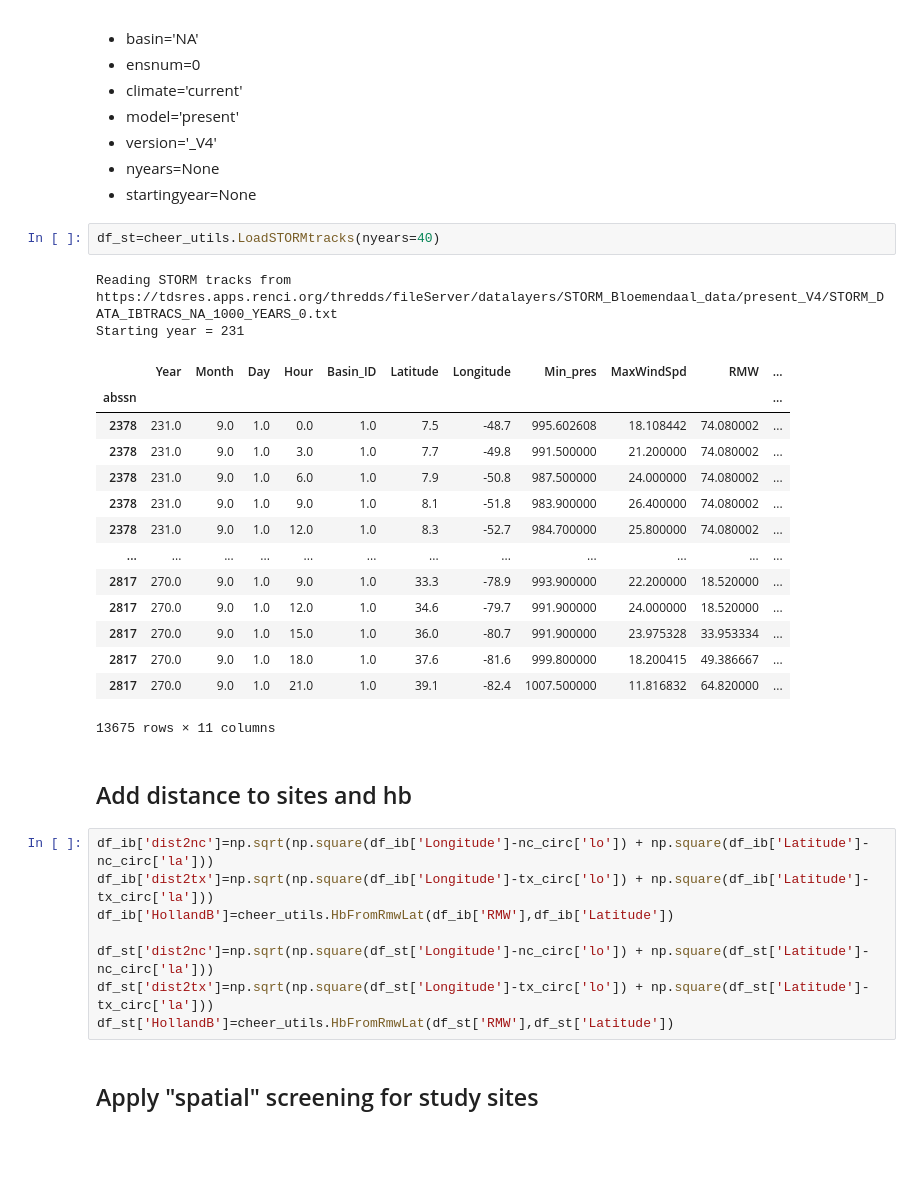
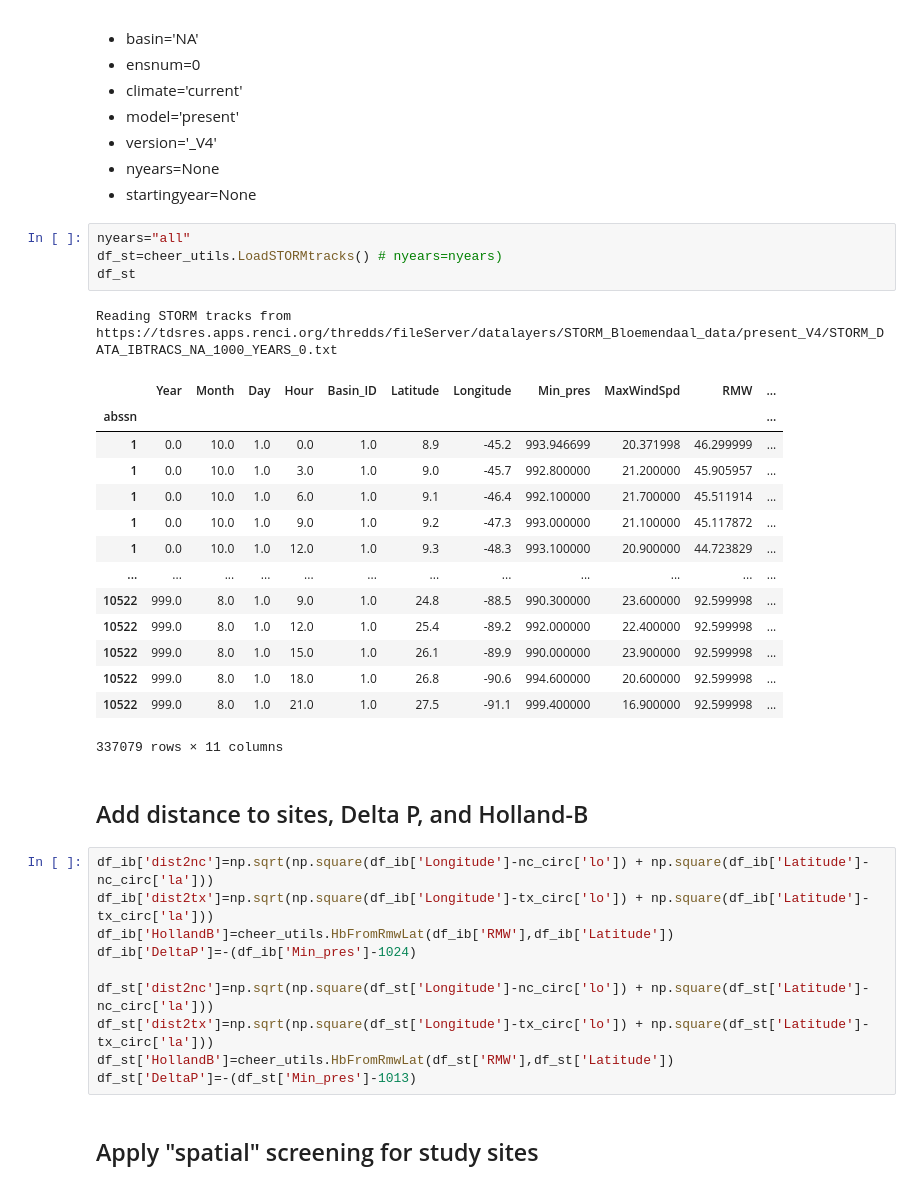
Before and after one commit to BrianOBlanton/CHEER-STORM, a Jupyter notebook: Unified_processing.ipynb, the cells around one changed output. Saved outputs shown, nothing was run; the diff lists cells and outputs as text; blank space fills up the shorter version.

```diff
--- a/Unified_processing.ipynb
+++ b/Unified_processing.ipynb
@@ -110,34 +139,37 @@ See the caveats in the documentation: https://pandas.pydata.org/pandas-docs/stab
 - nyears=None
 - startingyear=None
 # %%
-df_st=cheer_utils.LoadSTORMtracks(nyears=40)
+nyears="all"
+df_st=cheer_utils.LoadSTORMtracks() # nyears=nyears)
+df_st
 # %% [output]
 Reading STORM tracks from https://tdsres.apps.renci.org/thredds/fileServer/datalayers/STORM_Bloemendaal_data/present_V4/STORM_DATA_IBTRACS_NA_1000_YEARS_0.txt
-Starting year = 231
 |  | Year | Month | Day | Hour | Basin_ID | Latitude | Longitude | Min_pres | MaxWindSpd | RMW | ... |
 | abssn |  |  |  |  |  |  |  |  |  |  | ... |
-| 2378 | 231.0 | 9.0 | 1.0 | 0.0 | 1.0 | 7.5 | -48.7 | 995.602608 | 18.108442 | 74.080002 | ... |
-| 2378 | 231.0 | 9.0 | 1.0 | 3.0 | 1.0 | 7.7 | -49.8 | 991.500000 | 21.200000 | 74.080002 | ... |
-| 2378 | 231.0 | 9.0 | 1.0 | 6.0 | 1.0 | 7.9 | -50.8 | 987.500000 | 24.000000 | 74.080002 | ... |
-| 2378 | 231.0 | 9.0 | 1.0 | 9.0 | 1.0 | 8.1 | -51.8 | 983.900000 | 26.400000 | 74.080002 | ... |
-| 2378 | 231.0 | 9.0 | 1.0 | 12.0 | 1.0 | 8.3 | -52.7 | 984.700000 | 25.800000 | 74.080002 | ... |
+| 1 | 0.0 | 10.0 | 1.0 | 0.0 | 1.0 | 8.9 | -45.2 | 993.946699 | 20.371998 | 46.299999 | ... |
+| 1 | 0.0 | 10.0 | 1.0 | 3.0 | 1.0 | 9.0 | -45.7 | 992.800000 | 21.200000 | 45.905957 | ... |
+| 1 | 0.0 | 10.0 | 1.0 | 6.0 | 1.0 | 9.1 | -46.4 | 992.100000 | 21.700000 | 45.511914 | ... |
+| 1 | 0.0 | 10.0 | 1.0 | 9.0 | 1.0 | 9.2 | -47.3 | 993.000000 | 21.100000 | 45.117872 | ... |
+| 1 | 0.0 | 10.0 | 1.0 | 12.0 | 1.0 | 9.3 | -48.3 | 993.100000 | 20.900000 | 44.723829 | ... |
 | ... | ... | ... | ... | ... | ... | ... | ... | ... | ... | ... | ... |
-| 2817 | 270.0 | 9.0 | 1.0 | 9.0 | 1.0 | 33.3 | -78.9 | 993.900000 | 22.200000 | 18.520000 | ... |
-| 2817 | 270.0 | 9.0 | 1.0 | 12.0 | 1.0 | 34.6 | -79.7 | 991.900000 | 24.000000 | 18.520000 | ... |
-| 2817 | 270.0 | 9.0 | 1.0 | 15.0 | 1.0 | 36.0 | -80.7 | 991.900000 | 23.975328 | 33.953334 | ... |
-| 2817 | 270.0 | 9.0 | 1.0 | 18.0 | 1.0 | 37.6 | -81.6 | 999.800000 | 18.200415 | 49.386667 | ... |
-| 2817 | 270.0 | 9.0 | 1.0 | 21.0 | 1.0 | 39.1 | -82.4 | 1007.500000 | 11.816832 | 64.820000 | ... |
+| 10522 | 999.0 | 8.0 | 1.0 | 9.0 | 1.0 | 24.8 | -88.5 | 990.300000 | 23.600000 | 92.599998 | ... |
+| 10522 | 999.0 | 8.0 | 1.0 | 12.0 | 1.0 | 25.4 | -89.2 | 992.000000 | 22.400000 | 92.599998 | ... |
+| 10522 | 999.0 | 8.0 | 1.0 | 15.0 | 1.0 | 26.1 | -89.9 | 990.000000 | 23.900000 | 92.599998 | ... |
+| 10522 | 999.0 | 8.0 | 1.0 | 18.0 | 1.0 | 26.8 | -90.6 | 994.600000 | 20.600000 | 92.599998 | ... |
+| 10522 | 999.0 | 8.0 | 1.0 | 21.0 | 1.0 | 27.5 | -91.1 | 999.400000 | 16.900000 | 92.599998 | ... |
-13675 rows × 11 columns
+337079 rows × 11 columns
 # %% [markdown]
-## Add distance to sites and hb
+## Add distance to sites, Delta P, and Holland-B
 # %%
 df_ib['dist2nc']=np.sqrt(np.square(df_ib['Longitude']-nc_circ['lo']) + np.square(df_ib['Latitude']-nc_circ['la']))
 df_ib['dist2tx']=np.sqrt(np.square(df_ib['Longitude']-tx_circ['lo']) + np.square(df_ib['Latitude']-tx_circ['la']))
 df_ib['HollandB']=cheer_utils.HbFromRmwLat(df_ib['RMW'],df_ib['Latitude'])
+df_ib['DeltaP']=-(df_ib['Min_pres']-1024)
 
 df_st['dist2nc']=np.sqrt(np.square(df_st['Longitude']-nc_circ['lo']) + np.square(df_st['Latitude']-nc_circ['la']))
 df_st['dist2tx']=np.sqrt(np.square(df_st['Longitude']-tx_circ['lo']) + np.square(df_st['Latitude']-tx_circ['la']))
 df_st['HollandB']=cheer_utils.HbFromRmwLat(df_st['RMW'],df_st['Latitude'])
+df_st['DeltaP']=-(df_st['Min_pres']-1013)
 # %% [markdown]
 ## Apply "spatial" screening for study sites
 # %%
```
Also changed, not shown: parts of 22 cells of this notebook, 1 other file.
